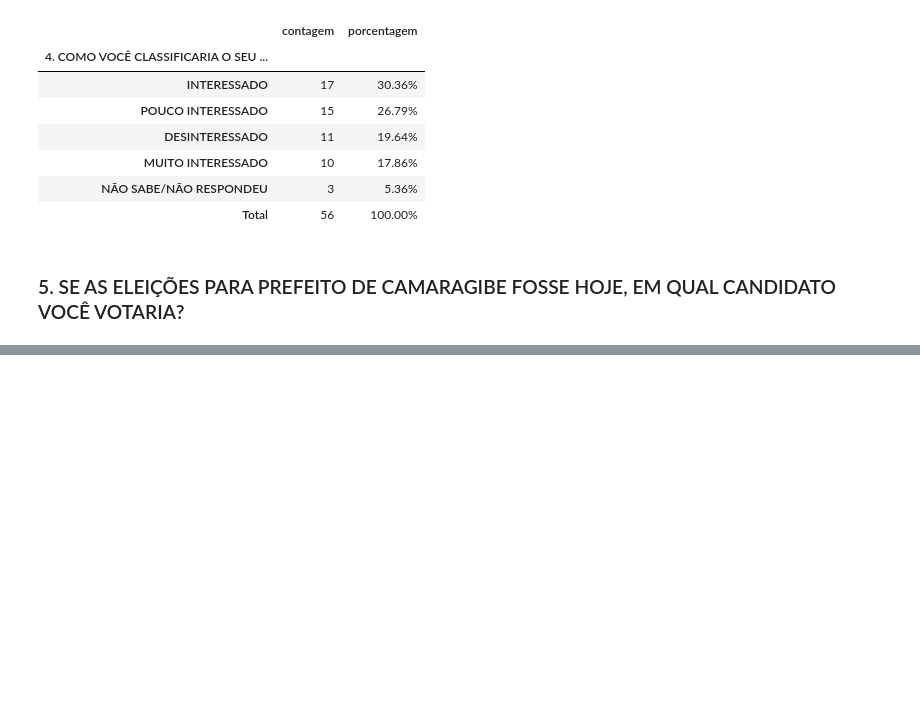
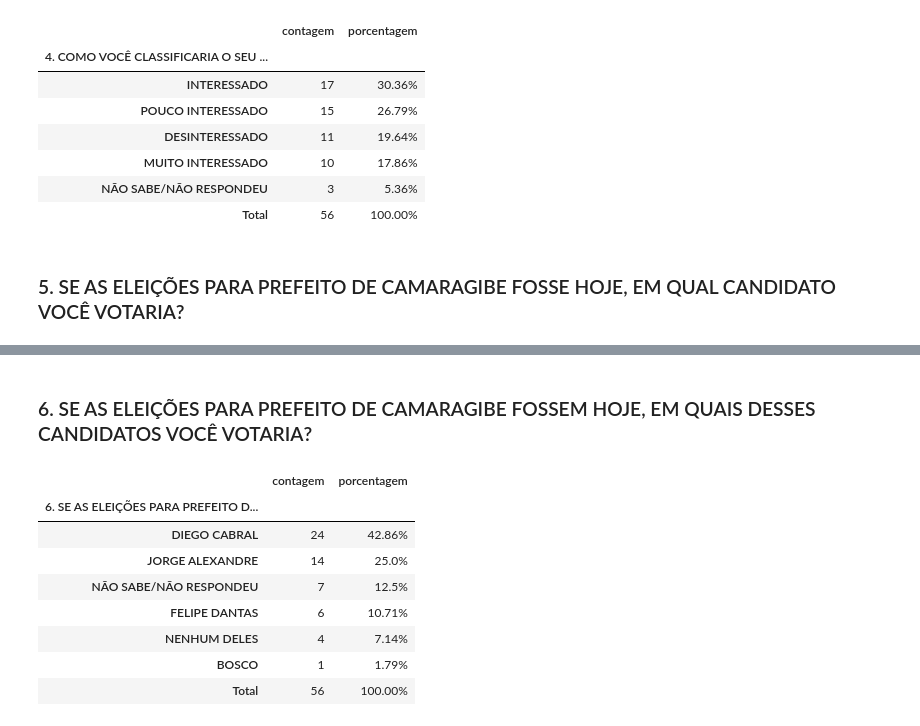
Before and after one commit to JoaoBoscoDuarte/Analise-Tratamento_Dados, a Jupyter notebook: analise.ipynb, the cells around one changed output, grey strips where cells are left out. Cells and saved outputs as stored; diff of their text form; code cells hidden in the pictures; blank space fills up the shorter version.

```diff
--- a/analise.ipynb
+++ b/analise.ipynb
@@ -239 +243,41 @@ eleicoes_prefeito_hoje_votaria()
 | Total | 56 | 100.00% |
+# %% [markdown]
+### 6. SE AS ELEIÇÕES PARA PREFEITO DE CAMARAGIBE FOSSEM HOJE, EM QUAIS DESSES CANDIDATOS VOCÊ VOTARIA?
+# %%
+def eleicoes_hoje_prefeito(coluna = "6. SE AS ELEIÇÕES PARA PREFEITO DE CAMARAGIBE FOSSEM HOJE, EM QUAIS DESSES CANDIDATOS VOCÊ VOTARIA? (RU ESTIMULADA)"):
+    # Tratamento geral dos espaços vazios e repetidos
+    df[coluna] = df[coluna].fillna("NÃO SABE/NÃO RESPONDEU")
+
+    contagem_votaria = df[coluna].value_counts()
+    porcentagem_votaria = (df[coluna].value_counts(normalize = True) * 100).round(2)
+
+    # Exibição da tabela
+    resultado = pd.DataFrame({
+        "contagem": contagem_votaria,
+        "porcentagem": porcentagem_votaria.astype(str) + "%"
+    })
+
+    # Total
+    total_contagem = contagem_votaria.sum()
+    total_porcentagem = porcentagem_votaria.sum()
+
+    if (total_porcentagem != 100.00):
+        ajuste = 100.00 - total_porcentagem
+        total_porcentagem += ajuste
+
+
+    resultado.loc["Total"] = [total_contagem, f"{total_porcentagem:.2f}%"]
+
+    return resultado
+
+eleicoes_hoje_prefeito()
+# %% [output]
+|  | contagem | porcentagem |
+| 6. SE AS ELEIÇÕES PARA PREFEITO D... |  |  |
+| DIEGO CABRAL | 24 | 42.86% |
+| JORGE ALEXANDRE | 14 | 25.0% |
+| NÃO SABE/NÃO RESPONDEU | 7 | 12.5% |
+| FELIPE DANTAS | 6 | 10.71% |
+| NENHUM DELES | 4 | 7.14% |
+| BOSCO | 1 | 1.79% |
+| Total | 56 | 100.00% |
```
Also changed, not shown: parts of 11 cells of this notebook.
